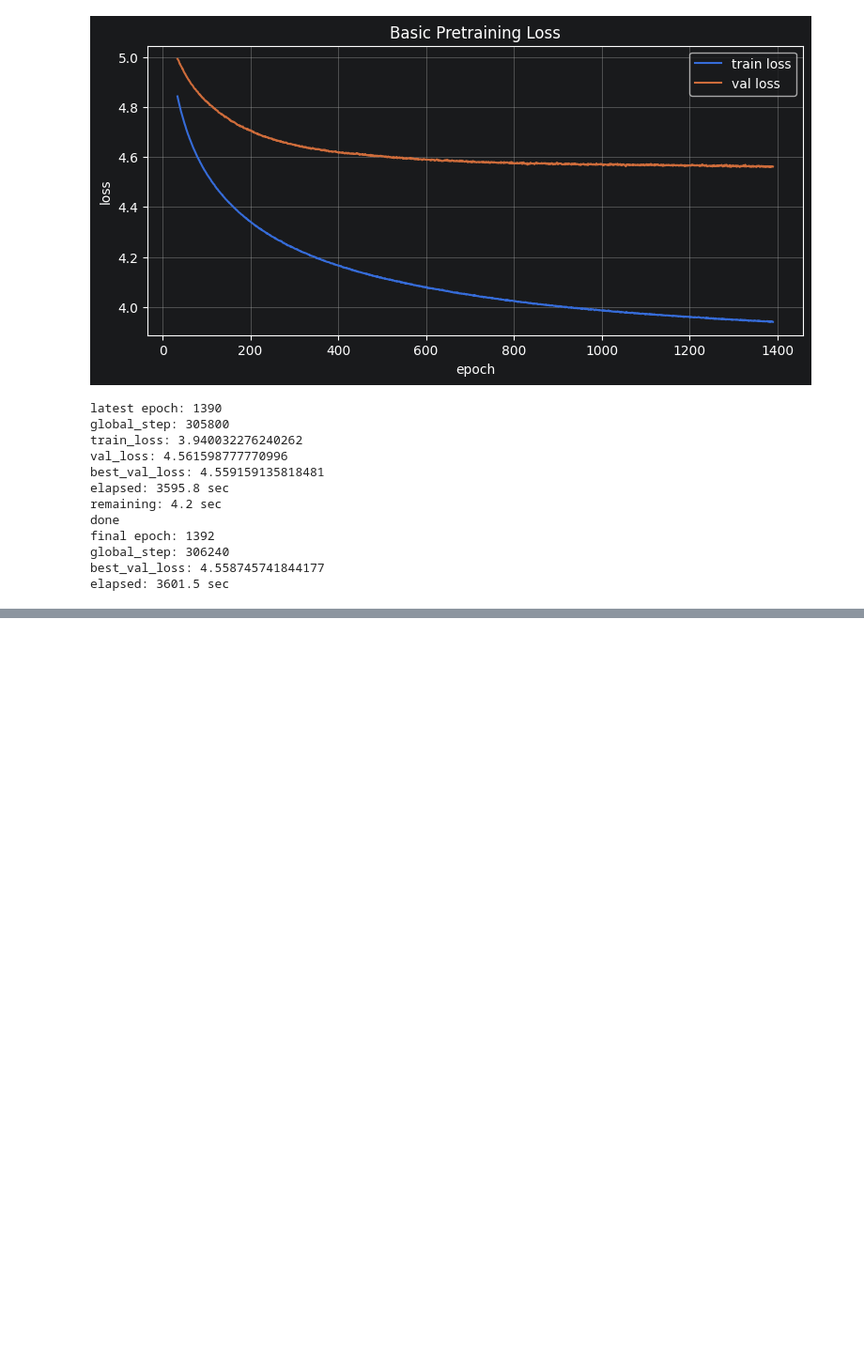
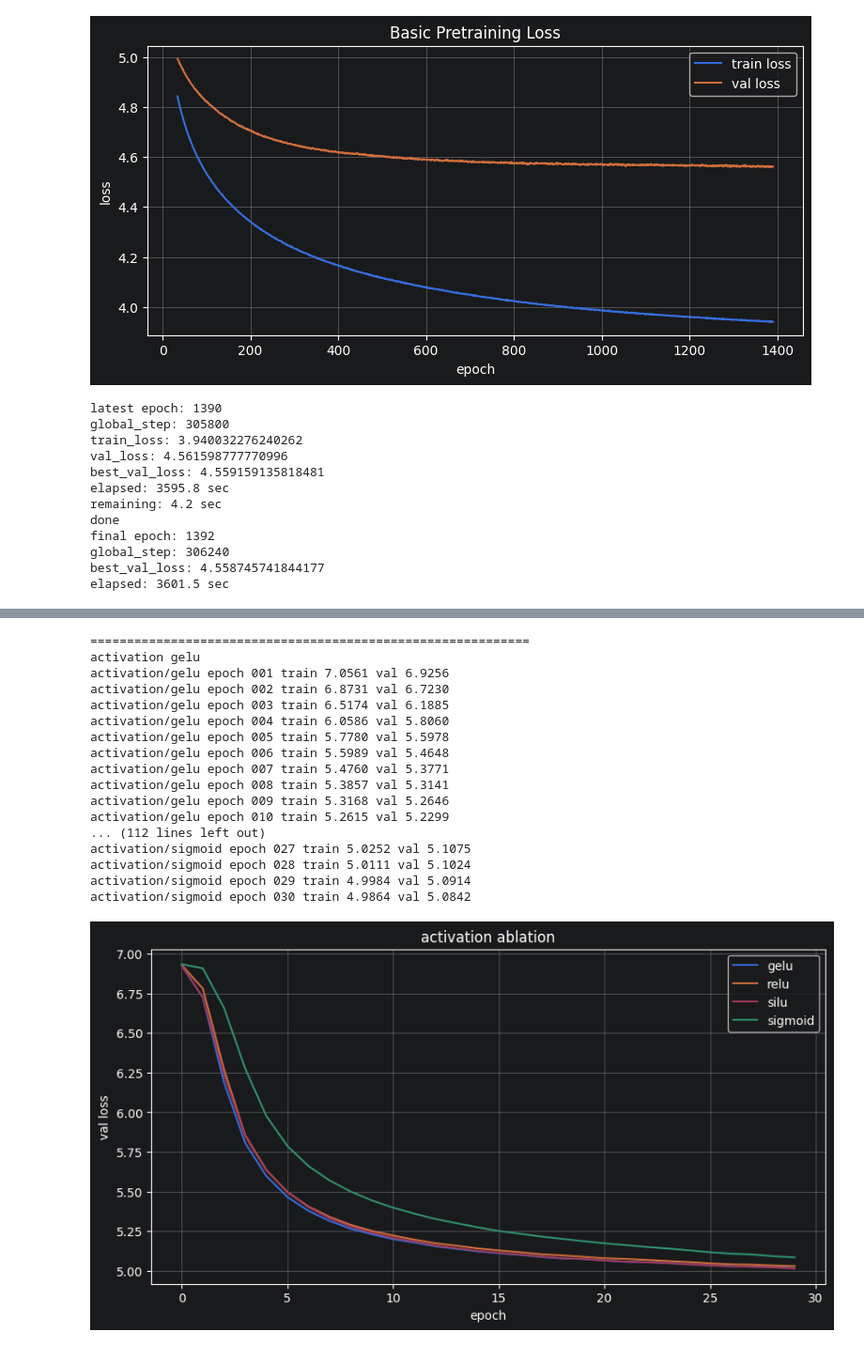
Before and after one commit to Jungle-12-303/week13-14-team-04-gpt-lab, a Jupyter notebook: gpt-lab.ipynb, the cells around one changed output, grey strips where cells are left out. Shown at 94% size. Cells and saved outputs as stored; diff of their text form; code cells hidden in the pictures; blank space fills up the shorter version.

```diff
--- a/gpt-lab.ipynb
+++ b/gpt-lab.ipynb
@@ -1181,0 +1563,30 @@ elapsed: 3601.5 sec
+# %%
+activation_results = run_ablation(
+    "activation",
+    [
+        ("gelu", {"activation": "gelu"}),
+        ("relu", {"activation": "relu"}),
+        ("silu", {"activation": "silu"}),
+        ("sigmoid", {"activation": "sigmoid"}),
+    ],
+    epochs=30,
+)
+# %% [output]
+============================================================
+activation gelu
+activation/gelu epoch 001 train 7.0561 val 6.9256
+activation/gelu epoch 002 train 6.8731 val 6.7230
+activation/gelu epoch 003 train 6.5174 val 6.1885
+activation/gelu epoch 004 train 6.0586 val 5.8060
+activation/gelu epoch 005 train 5.7780 val 5.5978
+activation/gelu epoch 006 train 5.5989 val 5.4648
+activation/gelu epoch 007 train 5.4760 val 5.3771
+activation/gelu epoch 008 train 5.3857 val 5.3141
+activation/gelu epoch 009 train 5.3168 val 5.2646
+activation/gelu epoch 010 train 5.2615 val 5.2299
+... (112 lines left out)
+activation/sigmoid epoch 027 train 5.0252 val 5.1075
+activation/sigmoid epoch 028 train 5.0111 val 5.1024
+activation/sigmoid epoch 029 train 4.9984 val 5.0914
+activation/sigmoid epoch 030 train 4.9864 val 5.0842
+[figure, added]
```
Also changed, not shown: parts of 52 cells of this notebook, 1 other file.
